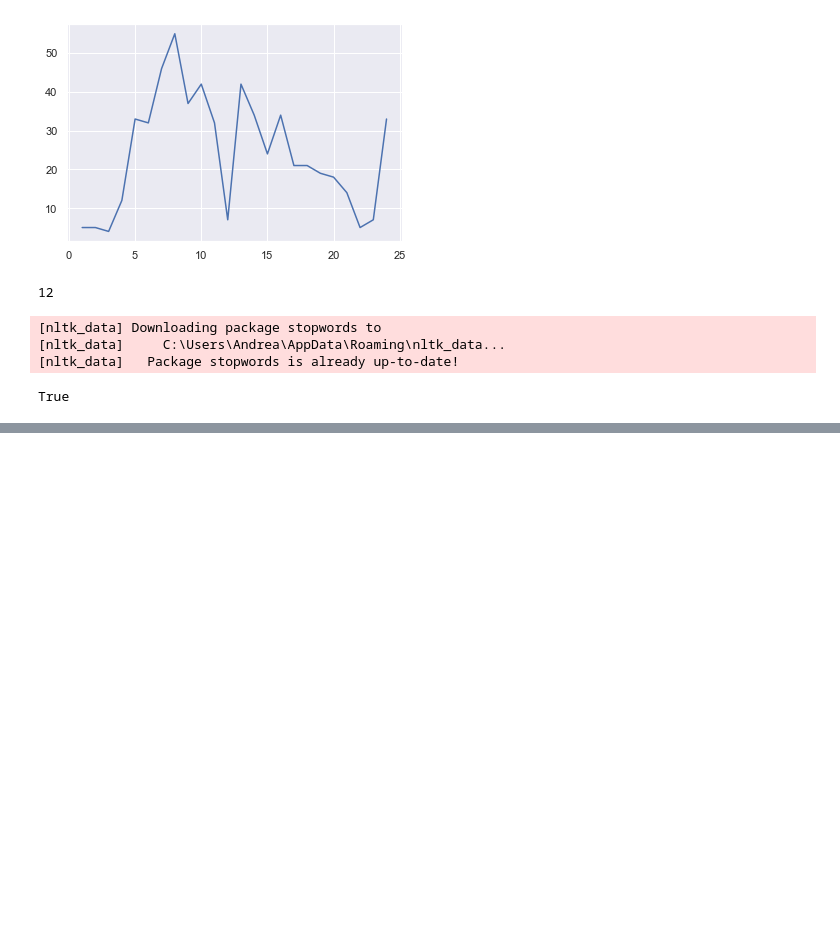
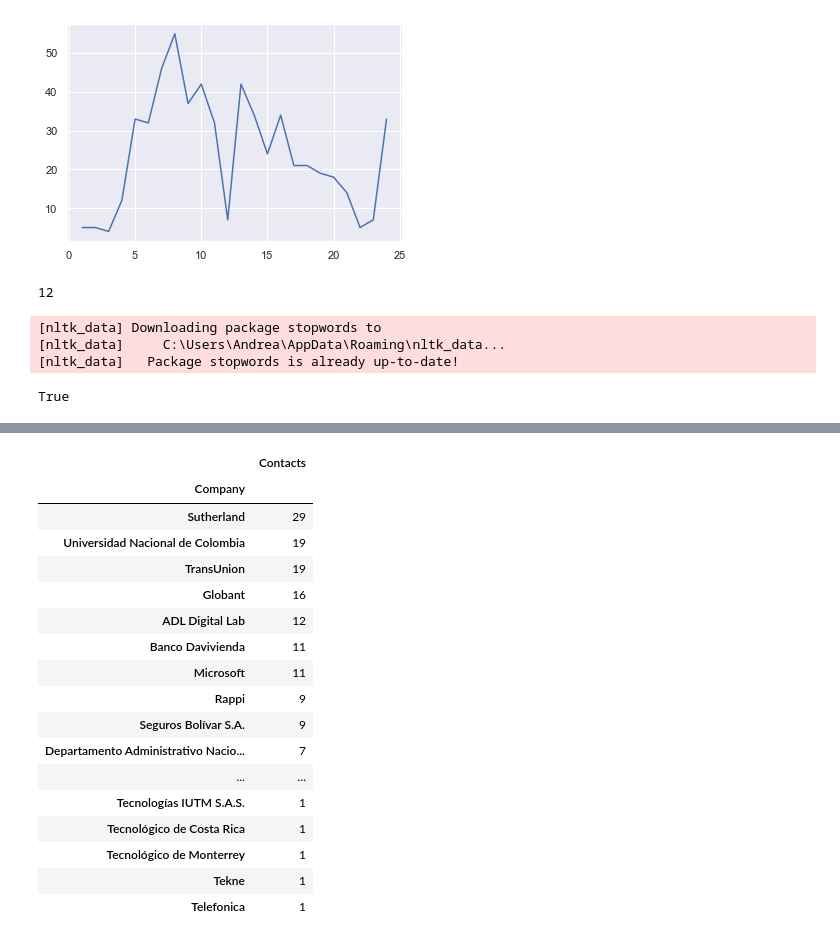
Before and after one commit to anmarphy/My_LinkedIn_2020_Dec, a Jupyter notebook: Basic_Information.ipynb, the cells around one changed output, grey strips where cells are left out. Drawn from its saved outputs; the diff is of its cells as text; code cells hidden in the pictures; blank space fills up the shorter version.

Commit message:
Adding the contacts distribution

```diff
--- a/Basic_Information.ipynb
+++ b/Basic_Information.ipynb
@@ -169,0 +189,23 @@ plt.show()
+# %%
+pd.set_option("display.max_rows", 800)
+pivot=Connections.pivot_table(index='Company', values='First Name', aggfunc='count').sort_values(by='First Name', ascending=False)
+pivot.rename(columns={'First Name':'Contacts'})
+# %% [output]
+|  | Contacts |
+| Company |  |
+| Sutherland | 29 |
+| Universidad Nacional de Colombia | 19 |
+| TransUnion | 19 |
+| Globant | 16 |
+| ADL Digital Lab | 12 |
+| Banco Davivienda | 11 |
+| Microsoft | 11 |
+| Rappi | 9 |
+| Seguros Bolívar S.A. | 9 |
+| Departamento Administrativo Nacio... | 7 |
+| ... | ... |
+| Tecnologías IUTM S.A.S. | 1 |
+| Tecnológico de Costa Rica | 1 |
+| Tecnológico de Monterrey | 1 |
+| Tekne | 1 |
+| Telefonica | 1 |
```
Also changed, not shown: parts of 5 cells of this notebook.
